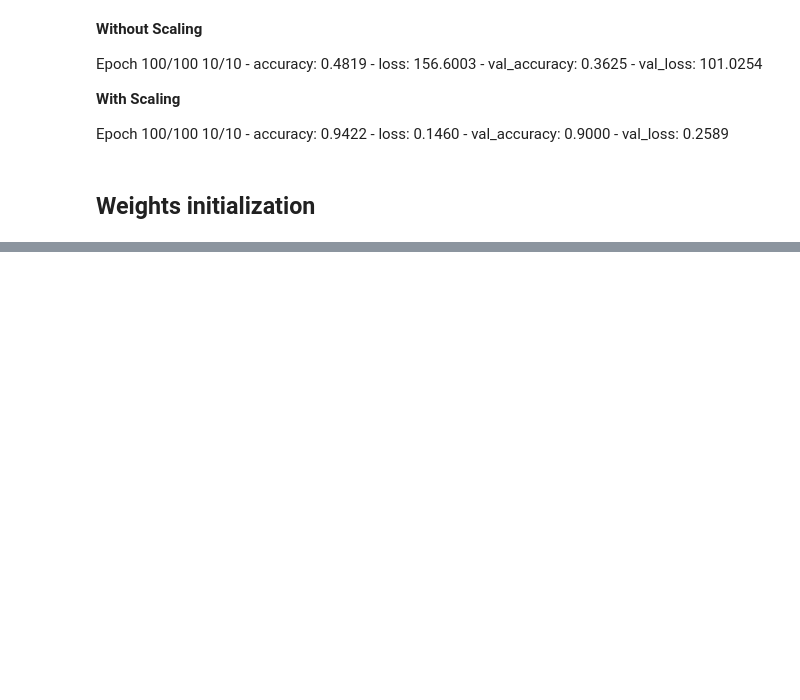
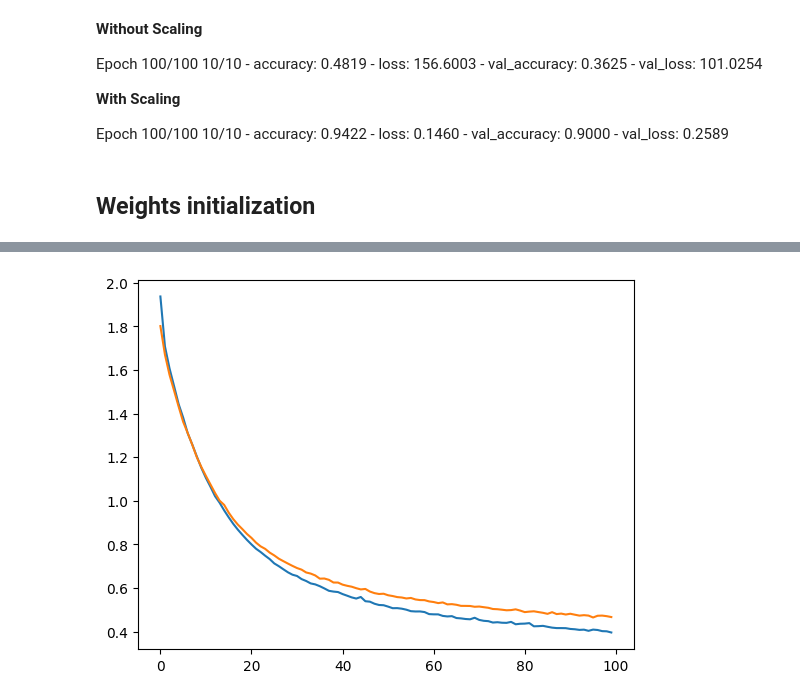
Before and after one commit to EnayathShaik/AI_ML, a Jupyter notebook: social_network_ads_prediction.ipynb, the cells around one changed output, grey strips where cells are left out. Cells and saved outputs as stored; diff of their text form; code cells hidden in the pictures; blank space fills up the shorter version.

```diff
--- a/social_network_ads_prediction.ipynb
+++ b/social_network_ads_prediction.ipynb
@@ -282,0 +285,8 @@ Epoch 100/100
+# %%
+model_reg = Sequential()
+model_reg.add(Dense(128, activation = 'relu', input_dim = 3, kernel_initializer= 'he_normal',
+                kernel_regularizer=keras.regularizers.l1(0.001)))
+model_reg.add(Dense(128, activation = 'relu', kernel_initializer= 'he_normal',
+                    kernel_regularizer=keras.regularizers.l2(0.005)))
+model_reg.add(Dense(1, activation= 'sigmoid'))
+model_reg.summary()
@@ -282,0 +307,4 @@ Epoch 100/100
+# %%
+model_reg.compile(optimizer='adam', loss = 'binary_crossentropy', metrics= ['accuracy'])
+# %%
+history_reg  = model_reg.fit(x_train_sc, y_train, epochs= 100, validation_data= (x_test_sc, y_test))
@@ -282,0 +329,7 @@ Epoch 100/100
+# %%
+import matplotlib.pyplot as plt
+plt.plot(history_reg.history['loss'])
+plt.plot(history_reg.history['val_loss'])
+plt.show()
+# %% [output]
+[figure, added]
```
Also changed, not shown: parts of 8 cells of this notebook.
